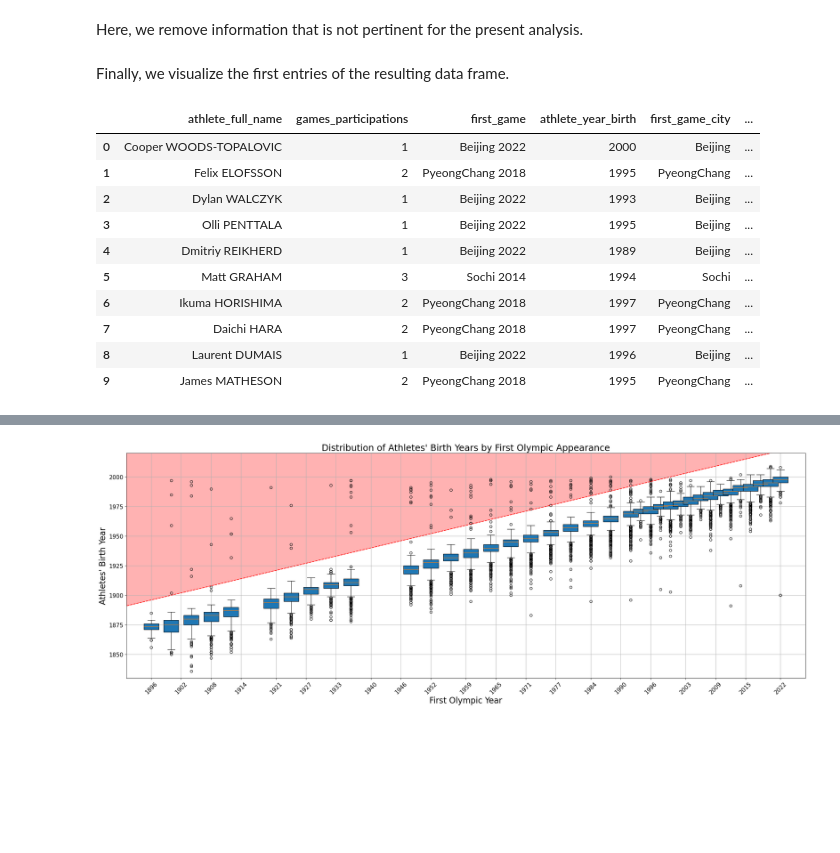
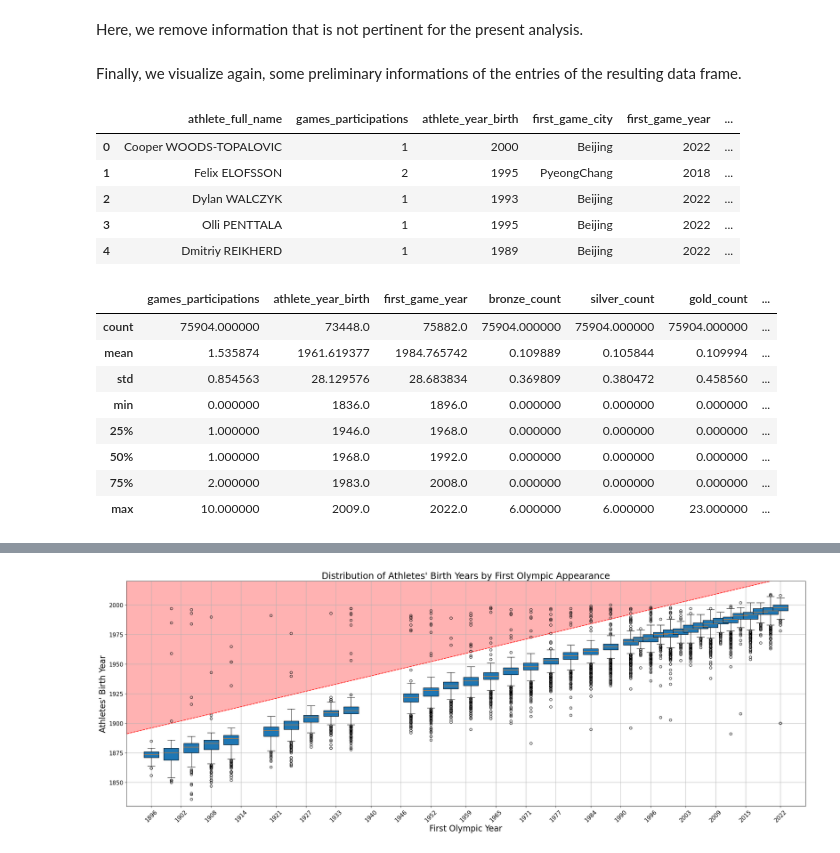
Before and after one commit to willfliaw/CSC_51052_EP, a Jupyter notebook: Project/main/Preliminary data analysis.ipynb, the cells around one changed output, grey strips where cells are left out. Drawn from its saved outputs; the diff is of its cells as text; code cells hidden in the pictures; blank space fills up the shorter version.

Commit message:
Added athletes' names considerations

```diff
--- a/Project/main/Preliminary data analysis.ipynb
+++ b/Project/main/Preliminary data analysis.ipynb
@@ -189,21 +175,28 @@ athletesData["total_medals"] = athletesData[
 Here, we remove information that is not pertinent for the present analysis.
 # %%
 athletesData = athletesData.drop(
-    ["athlete_url", "bio", "athlete_medals", "medal_tuples"], axis=1
+    ["first_game", "athlete_url", "bio", "athlete_medals", "medal_tuples"], axis=1
 )
 # %% [markdown]
-Finally, we visualize the first entries of the resulting data frame.
+Finally, we visualize again, some preliminary informations of the entries of the resulting data frame.
 # %%
-athletesData.head(10)
+athletesData.head()
 # %% [output]
-|  | athlete_full_name | games_participations | first_game | athlete_year_birth | first_game_city | ... |
-| 0 | Cooper WOODS-TOPALOVIC | 1 | Beijing 2022 | 2000 | Beijing | ... |
-| 1 | Felix ELOFSSON | 2 | PyeongChang 2018 | 1995 | PyeongChang | ... |
-| 2 | Dylan WALCZYK | 1 | Beijing 2022 | 1993 | Beijing | ... |
-| 3 | Olli PENTTALA | 1 | Beijing 2022 | 1995 | Beijing | ... |
-| 4 | Dmitriy REIKHERD | 1 | Beijing 2022 | 1989 | Beijing | ... |
-| 5 | Matt GRAHAM | 3 | Sochi 2014 | 1994 | Sochi | ... |
-| 6 | Ikuma HORISHIMA | 2 | PyeongChang 2018 | 1997 | PyeongChang | ... |
-| 7 | Daichi HARA | 2 | PyeongChang 2018 | 1997 | PyeongChang | ... |
-| 8 | Laurent DUMAIS | 1 | Beijing 2022 | 1996 | Beijing | ... |
-| 9 | James MATHESON | 2 | PyeongChang 2018 | 1995 | PyeongChang | ... |
+|  | athlete_full_name | games_participations | athlete_year_birth | first_game_city | first_game_year | ... |
+| 0 | Cooper WOODS-TOPALOVIC | 1 | 2000 | Beijing | 2022 | ... |
+| 1 | Felix ELOFSSON | 2 | 1995 | PyeongChang | 2018 | ... |
+| 2 | Dylan WALCZYK | 1 | 1993 | Beijing | 2022 | ... |
+| 3 | Olli PENTTALA | 1 | 1995 | Beijing | 2022 | ... |
+| 4 | Dmitriy REIKHERD | 1 | 1989 | Beijing | 2022 | ... |
+# %%
+athletesData.describe(include=np.number)
+# %% [output]
+|  | games_participations | athlete_year_birth | first_game_year | bronze_count | silver_count | gold_count | ... |
+| count | 75904.000000 | 73448.0 | 75882.0 | 75904.000000 | 75904.000000 | 75904.000000 | ... |
+| mean | 1.535874 | 1961.619377 | 1984.765742 | 0.109889 | 0.105844 | 0.109994 | ... |
+| std | 0.854563 | 28.129576 | 28.683834 | 0.369809 | 0.380472 | 0.458560 | ... |
+| min | 0.000000 | 1836.0 | 1896.0 | 0.000000 | 0.000000 | 0.000000 | ... |
+| 25% | 1.000000 | 1946.0 | 1968.0 | 0.000000 | 0.000000 | 0.000000 | ... |
+| 50% | 1.000000 | 1968.0 | 1992.0 | 0.000000 | 0.000000 | 0.000000 | ... |
+| 75% | 2.000000 | 1983.0 | 2008.0 | 0.000000 | 0.000000 | 0.000000 | ... |
+| max | 10.000000 | 2009.0 | 2022.0 | 6.000000 | 6.000000 | 23.000000 | ... |
```
Also changed, not shown: parts of 12 cells of this notebook.
